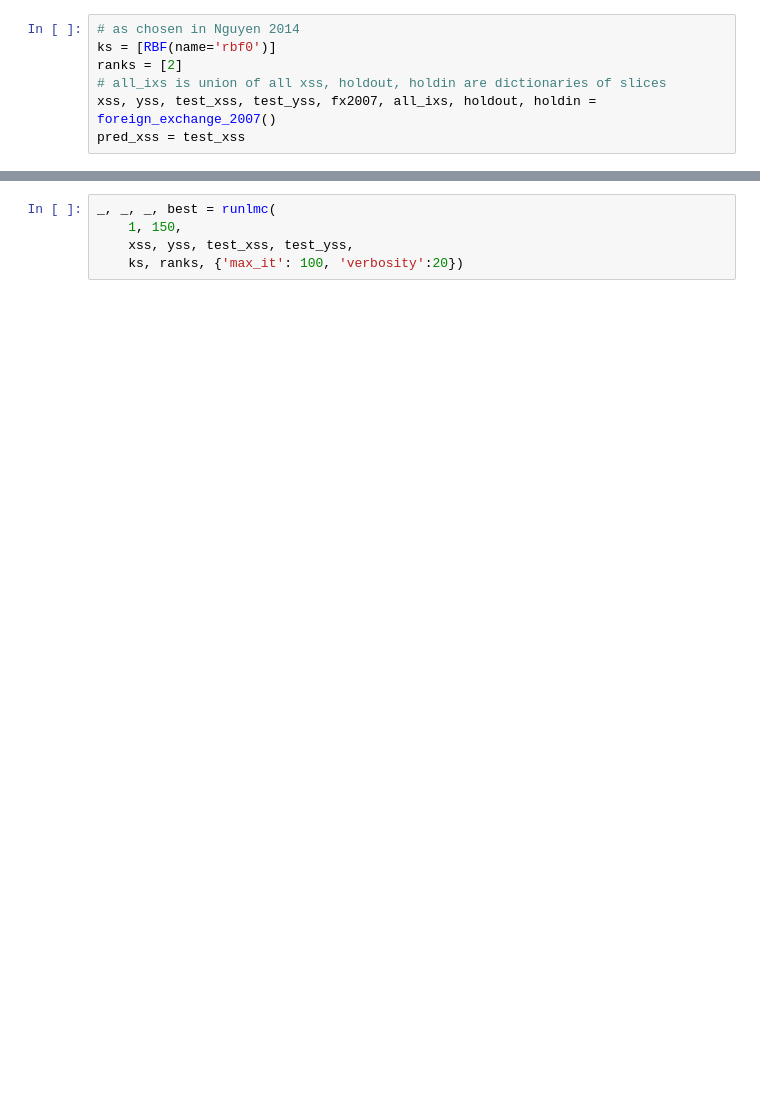
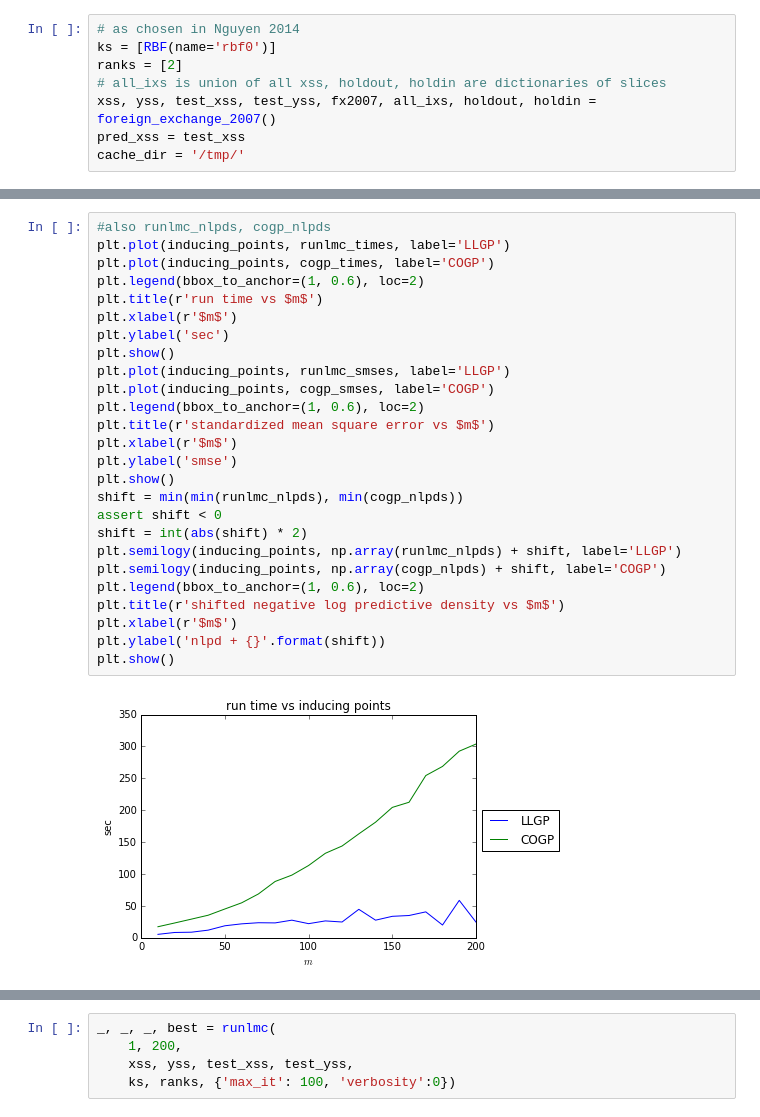
Before and after one commit to vlad17/runlmc, a Jupyter notebook: benchmarks/fx2007.ipynb, the cells around one changed output, grey strips where cells are left out. Drawn from its saved outputs; the diff is of its cells as text; blank space fills up the shorter version.

```diff
--- a/benchmarks/fx2007.ipynb
+++ b/benchmarks/fx2007.ipynb
@@ -19,4 +20,5 @@ ranks = [2]
 # all_ixs is union of all xss, holdout, holdin are dictionaries of slices
 xss, yss, test_xss, test_yss, fx2007, all_ixs, holdout, holdin = foreign_exchange_2007()
 pred_xss = test_xss
+cache_dir = '/tmp/'
 # %%
@@ -74,0 +83,28 @@ plt.show()
+# %%
+#also runlmc_nlpds, cogp_nlpds
+plt.plot(inducing_points, runlmc_times, label='LLGP')
+plt.plot(inducing_points, cogp_times, label='COGP')
+plt.legend(bbox_to_anchor=(1, 0.6), loc=2)
+plt.title(r'run time vs $m$')
+plt.xlabel(r'$m$')
+plt.ylabel('sec')
+plt.show()
+plt.plot(inducing_points, runlmc_smses, label='LLGP')
+plt.plot(inducing_points, cogp_smses, label='COGP')
+plt.legend(bbox_to_anchor=(1, 0.6), loc=2)
+plt.title(r'standardized mean square error vs $m$')
+plt.xlabel(r'$m$')
+plt.ylabel('smse')
+plt.show()
+shift = min(min(runlmc_nlpds), min(cogp_nlpds))
+assert shift < 0
+shift = int(abs(shift) * 2)
+plt.semilogy(inducing_points, np.array(runlmc_nlpds) + shift, label='LLGP')
+plt.semilogy(inducing_points, np.array(cogp_nlpds) + shift, label='COGP')
+plt.legend(bbox_to_anchor=(1, 0.6), loc=2)
+plt.title(r'shifted negative log predictive density vs $m$')
+plt.xlabel(r'$m$')
+plt.ylabel('nlpd + {}'.format(shift))
+plt.show()
+# %% [output]
+[figure, added]
@@ -75,8 +113,8 @@ plt.show()
 # %%
 _, _, _, best = runlmc(
-    1, 150,
+    1, 200,
     xss, yss, test_xss, test_yss,
-    ks, ranks, {'max_it': 100, 'verbosity':20})
+    ks, ranks, {'max_it': 100, 'verbosity':0})
 # %%
 # Prints best lmc model
 test_fx = [k for k, v in holdout.items() if v.start != v.stop]
```
Also changed, not shown: parts of 7 cells of this notebook.
